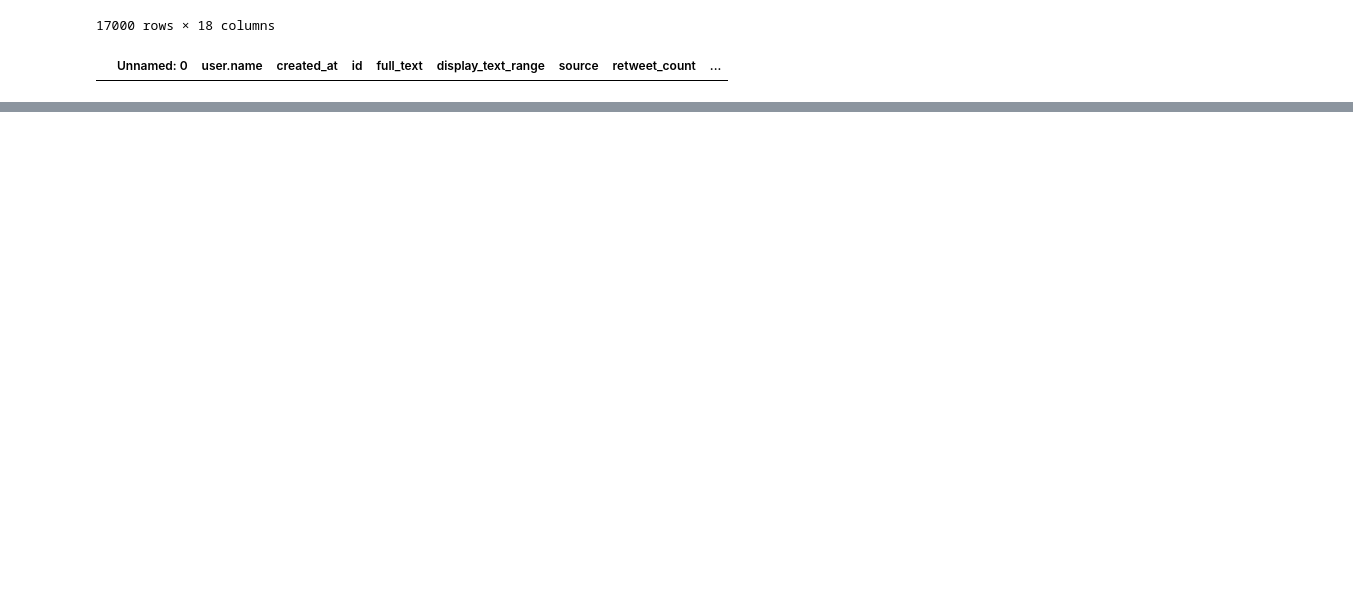
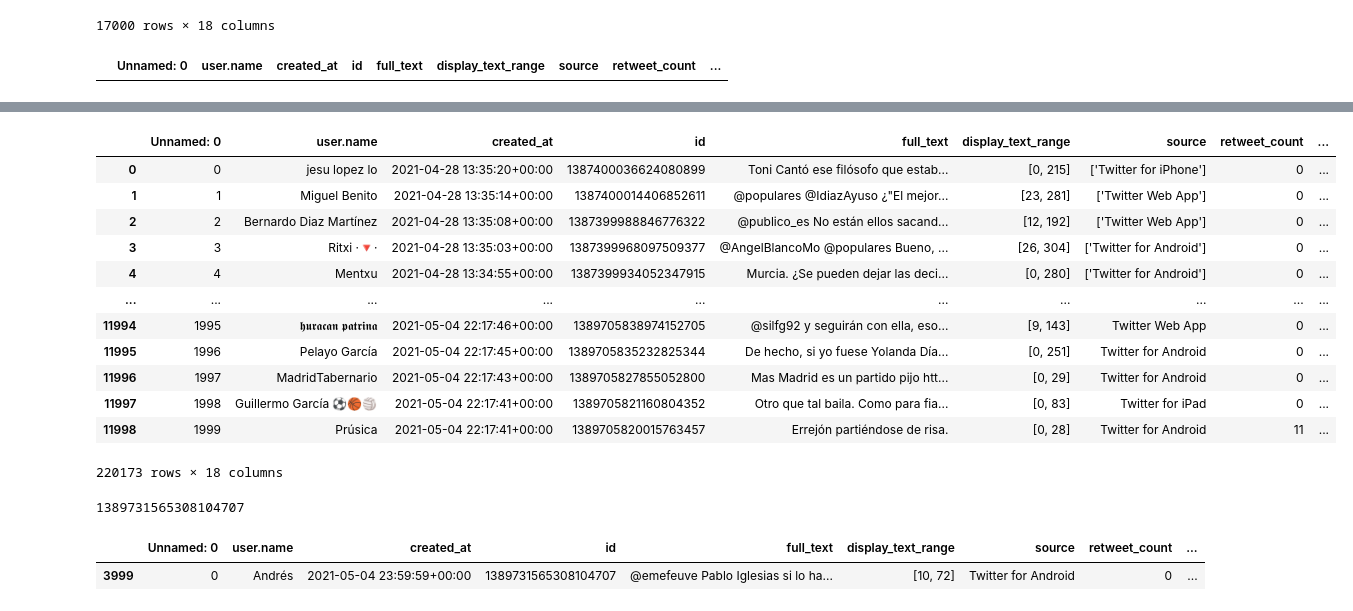
Before and after one commit to ssarahreyes/political_spanish_sentiment, a Jupyter notebook: notebooks/editing_final_database.ipynb, the cells around one changed output, grey strips where cells are left out. Drawn from its saved outputs; the diff is of its cells as text; code cells hidden in the pictures; blank space fills up the shorter version.

```diff
--- a/notebooks/editing_final_database.ipynb
+++ b/notebooks/editing_final_database.ipynb
@@ -240,0 +308,25 @@ db_no_duplicates.to_csv('../data/data_bases/political_spanish_sentiment_final_dd
+# %%
+db_uptadted
+# %% [output]
+|  | Unnamed: 0 | user.name | created_at | id | full_text | display_text_range | source | retweet_count | ... |
+| 0 | 0 | jesu lopez lo | 2021-04-28 13:35:20+00:00 | 1387400036624080899 | Toni Cantó ese filósofo que estab... | [0, 215] | ['Twitter for iPhone'] | 0 | ... |
+| 1 | 1 | Miguel Benito | 2021-04-28 13:35:14+00:00 | 1387400014406852611 | @populares @IdiazAyuso ¿"El mejor... | [23, 281] | ['Twitter Web App'] | 0 | ... |
+| 2 | 2 | Bernardo Diaz Martínez | 2021-04-28 13:35:08+00:00 | 1387399988846776322 | @publico_es No están ellos sacand... | [12, 192] | ['Twitter Web App'] | 0 | ... |
+| 3 | 3 | Ritxi ·🔻· | 2021-04-28 13:35:03+00:00 | 1387399968097509377 | @AngelBlancoMo @populares Bueno, ... | [26, 304] | ['Twitter for Android'] | 0 | ... |
+| 4 | 4 | Mentxu | 2021-04-28 13:34:55+00:00 | 1387399934052347915 | Murcia. ¿Se pueden dejar las deci... | [0, 280] | ['Twitter for Android'] | 0 | ... |
+| ... | ... | ... | ... | ... | ... | ... | ... | ... | ... |
+| 11994 | 1995 | 𝖍𝖚𝖗𝖆𝖈𝖆𝖓 𝖕𝖆𝖙𝖗𝖎𝖓𝖆 | 2021-05-04 22:17:46+00:00 | 1389705838974152705 | @silfg92 y seguirán con ella, eso... | [9, 143] | Twitter Web App | 0 | ... |
+| 11995 | 1996 | Pelayo García | 2021-05-04 22:17:45+00:00 | 1389705835232825344 | De hecho, si yo fuese Yolanda Día... | [0, 251] | Twitter for Android | 0 | ... |
+| 11996 | 1997 | MadridTabernario | 2021-05-04 22:17:43+00:00 | 1389705827855052800 | Mas Madrid es un partido pijo htt... | [0, 29] | Twitter for Android | 0 | ... |
+| 11997 | 1998 | Guillermo García ⚽🏀🏐 | 2021-05-04 22:17:41+00:00 | 1389705821160804352 | Otro que tal baila. Como para fia... | [0, 83] | Twitter for iPad | 0 | ... |
+| 11998 | 1999 | Prúsica | 2021-05-04 22:17:41+00:00 | 1389705820015763457 | Errejón partiéndose de risa. | [0, 28] | Twitter for Android | 11 | ... |
+220173 rows × 18 columns
+# %%
+db_uptadted['id'].max()
+# %% [output]
+1389731565308104707
+# %%
+db_uptadted[db_uptadted['id'] == db_uptadted['id'].max()]
+# %% [output]
+|  | Unnamed: 0 | user.name | created_at | id | full_text | display_text_range | source | retweet_count | ... |
+| 3999 | 0 | Andrés | 2021-05-04 23:59:59+00:00 | 1389731565308104707 | @emefeuve Pablo Iglesias si lo ha... | [10, 72] | Twitter for Android | 0 | ... |
```
Also changed, not shown: parts of 23 cells of this notebook, 4 other files.
